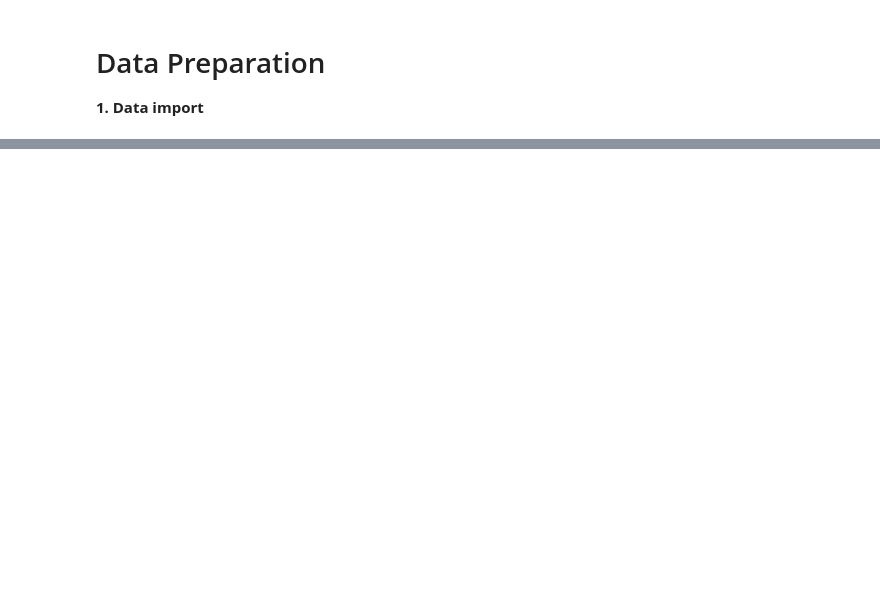
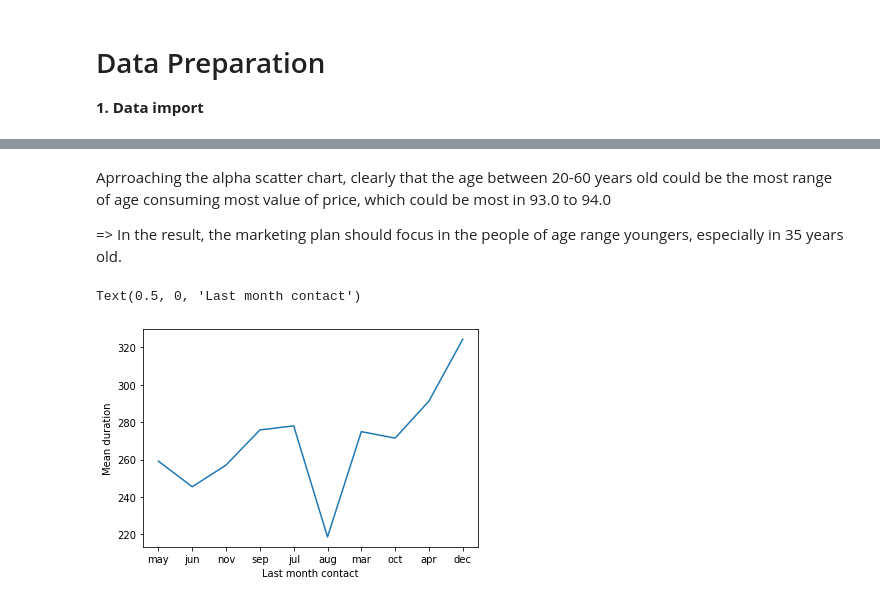
Before and after one commit to thinhsuy/Data_cleansing_summarising, a Jupyter notebook: myjob.ipynb, the cells around one changed output, grey strips where cells are left out. Drawn from its saved outputs; the diff is of its cells as text; code cells hidden in the pictures; blank space fills up the shorter version.

```diff
--- a/myjob.ipynb
+++ b/myjob.ipynb
@@ -191,0 +98,20 @@ df
+# %% [markdown]
+Aprroaching the alpha scatter chart, clearly that the age between 20-60 years old could be the most range of age consuming most value of price, which could be most in 93.0 to 94.0
+
+=> In the result, the marketing plan should focus in the people of age range youngers, especially in 35 years old.
+# %%
+from statistics import mean
+
+def getMeanValues(df, column_check, column_get):
+    items = list(df[column_check].unique())
+    values = [(mean(list(df.loc[df[column_check]==ite, column_get].dropna()))) for ite in items]
+    return values, items
+
+x, y = getMeanValues(df, 'month', 'duration')
+rg = len(x)
+plt.plot(y[:rg], x[:rg])
+plt.ylabel("Mean duration")
+plt.xlabel("Last month contact")
+# %% [output]
+Text(0.5, 0, 'Last month contact')
+[figure, added]
```
Also changed, not shown: parts of 28 cells of this notebook.
